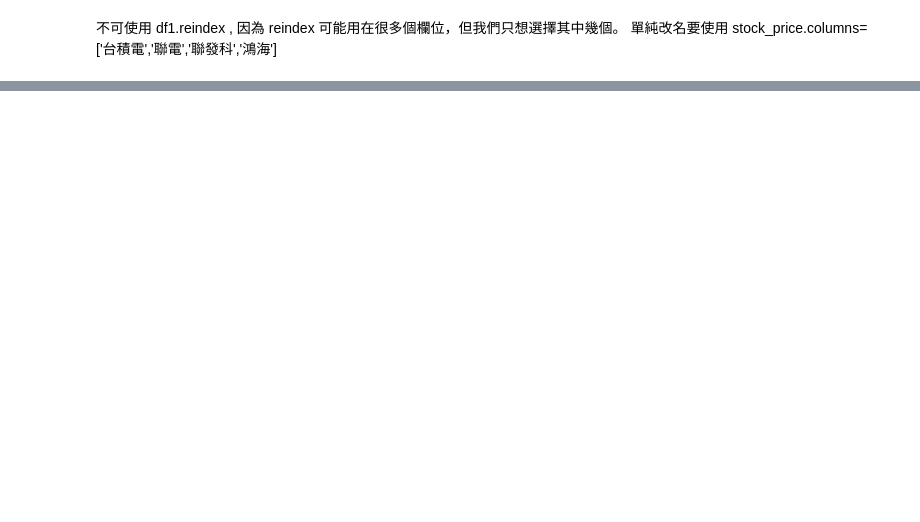
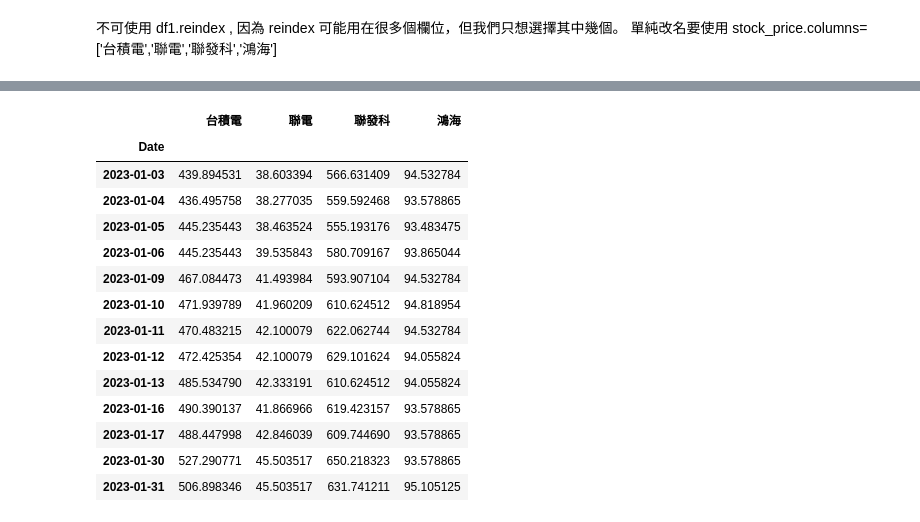
Before and after one commit to Cheney-Hsieh/python_cheney_learning_2024_04, a Jupyter notebook: lesswion19_0.ipynb, the cells around one changed output, grey strips where cells are left out. Saved outputs shown, nothing was run; the diff lists cells and outputs as text; code cells hidden in the pictures; blank space fills up the shorter version.

```diff
--- a/lesswion19_0.ipynb
+++ b/lesswion19_0.ipynb
@@ -35,0 +83,18 @@ stock_price.iloc[-20:]
+# %%
+df1.loc['2023-01']
+# %% [output]
+|  | 台積電 | 聯電 | 聯發科 | 鴻海 |
+| Date |  |  |  |  |
+| 2023-01-03 | 439.894531 | 38.603394 | 566.631409 | 94.532784 |
+| 2023-01-04 | 436.495758 | 38.277035 | 559.592468 | 93.578865 |
+| 2023-01-05 | 445.235443 | 38.463524 | 555.193176 | 93.483475 |
+| 2023-01-06 | 445.235443 | 39.535843 | 580.709167 | 93.865044 |
+| 2023-01-09 | 467.084473 | 41.493984 | 593.907104 | 94.532784 |
+| 2023-01-10 | 471.939789 | 41.960209 | 610.624512 | 94.818954 |
+| 2023-01-11 | 470.483215 | 42.100079 | 622.062744 | 94.532784 |
+| 2023-01-12 | 472.425354 | 42.100079 | 629.101624 | 94.055824 |
+| 2023-01-13 | 485.534790 | 42.333191 | 610.624512 | 94.055824 |
+| 2023-01-16 | 490.390137 | 41.866966 | 619.423157 | 93.578865 |
+| 2023-01-17 | 488.447998 | 42.846039 | 609.744690 | 93.578865 |
+| 2023-01-30 | 527.290771 | 45.503517 | 650.218323 | 93.578865 |
+| 2023-01-31 | 506.898346 | 45.503517 | 631.741211 | 95.105125 |
```
Also changed, not shown: parts of 8 cells of this notebook, 1 other file.
